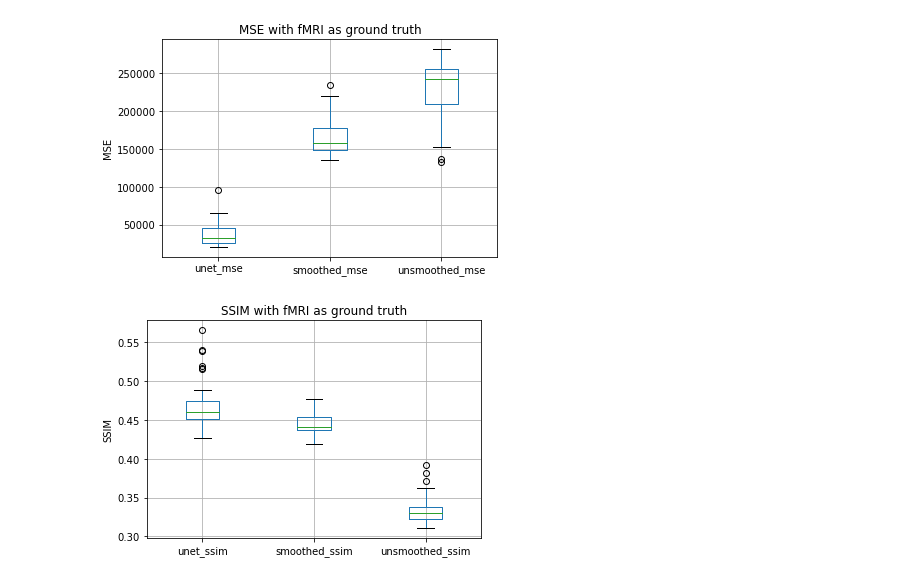
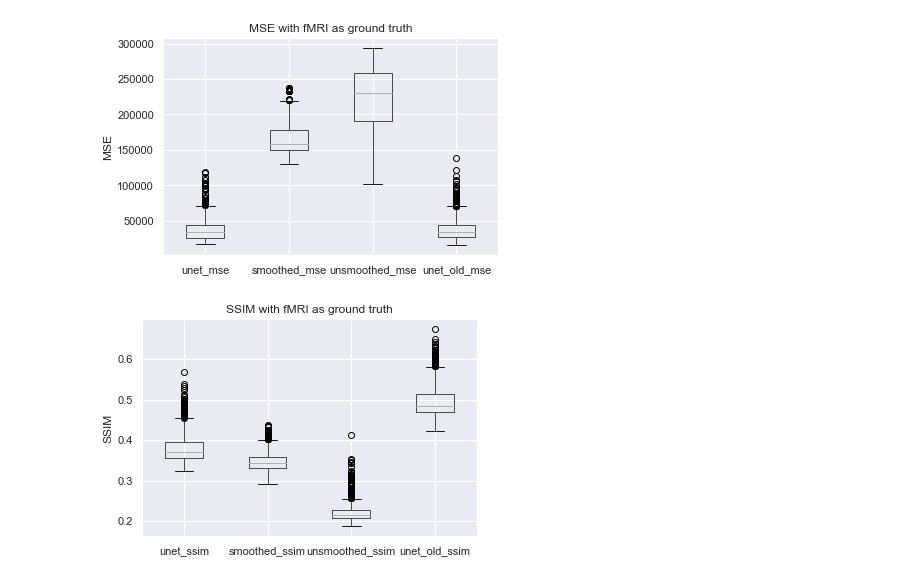
Before and after one commit to JoeOliverEvans/BrainDOT, a Jupyter notebook: SpinningEvaluation.ipynb, the cells around one changed output. Drawn from its saved outputs; the diff is of its cells as text; code cells hidden in the pictures.

Commit message:
added lineplots and also comparison with old unet trained without varying optical properties

```diff
--- a/SpinningEvaluation.ipynb
+++ b/SpinningEvaluation.ipynb
@@ -19,4 +21,4 @@ With MRI used as the optimal measurement the rest of the metrics are calculated
 # %%
-df = pd.DataFrame(columns=['unet_mse', 'unet_ssim', 'smoothed_mse', 'smoothed_ssim', 'unsmoothed_mse', 'unsmoothed_ssim'])
+df = pd.DataFrame(columns=['unet_mse', 'unet_ssim', 'smoothed_mse', 'smoothed_ssim', 'unsmoothed_mse', 'unsmoothed_ssim', 'unet_old_mse', 'unet_old_ssim'])
 df
 # %% [output]
@@ -24,5 +26,5 @@ df
 # %%
-def mse(input, target, mask):
+def mse(input, target):
     """
     returns the array of the mean squared error of the input vs target
     :param input: array
@@ -40,20 +42,23 @@ def ssim(input, target):
     """
     ssim = []
     for i in range(input.shape[-1]):
-        ssim.append(metrics.structural_similarity(target[:,:,:,i],input[:,:,:,i]))
+        ssim.append(metrics.structural_similarity(target[:,:,:,i],input[:,:,:,i], gaussian_weights=True, sigma=1.5, use_sample_covariance=False))
     return np.array(ssim)
 # %%
 for i in tqdm(range(ground_truth.shape[-1])):
         smoothed[...,i] = smoothed[...,i] * mask
         unsmoothed[...,i] = unsmoothed[...,i] * mask
         unet[...,i] = unet[...,i] * mask
+        unet_old[...,i] = unet_old[...,i] * mask
 # %%
-df['smoothed_mse'] = mse(smoothed, ground_truth, mask)
+df['smoothed_mse'] = mse(smoothed, ground_truth)
 df['smoothed_ssim'] = ssim(smoothed, ground_truth)
-df['unsmoothed_mse'] = mse(unsmoothed, ground_truth, mask)
+df['unsmoothed_mse'] = mse(unsmoothed, ground_truth)
 df['unsmoothed_ssim'] = ssim(unsmoothed, ground_truth)
-df['unet_mse'] = mse(unet, ground_truth, mask)
+df['unet_mse'] = mse(unet, ground_truth)
 df['unet_ssim'] = ssim(unet, ground_truth)
+df['unet_old_mse'] = mse(unet_old, ground_truth)
+df['unet_old_ssim'] = ssim(unet_old, ground_truth)
 # %%
 df.info()
 # %% [output]
@@ -82,19 +89,19 @@ df.head()
 # %%
 plt.figure()
-df.boxplot(column=['unet_mse', 'smoothed_mse', 'unsmoothed_mse'])
+df.boxplot(column=['unet_mse', 'smoothed_mse', 'unsmoothed_mse', 'unet_old_mse'])
 plt.ylabel('MSE')
 plt.title('MSE with fMRI as ground truth')
 plt.show()
 # %% [output]
-[figure, old version]
+[figure, new version]
 # %%
 plt.figure()
-df.boxplot(column=['unet_ssim', 'smoothed_ssim', 'unsmoothed_ssim'])
+df.boxplot(column=['unet_ssim', 'smoothed_ssim', 'unsmoothed_ssim', 'unet_old_ssim'])
 plt.ylabel('SSIM')
 plt.title('SSIM with fMRI as ground truth')
 plt.show()
 # %% [output]
-[figure, old version]
+[figure, new version]
 # %%
 fig, ax1 = plt.subplots()
 
```
Also changed, not shown: parts of 15 cells of this notebook.
